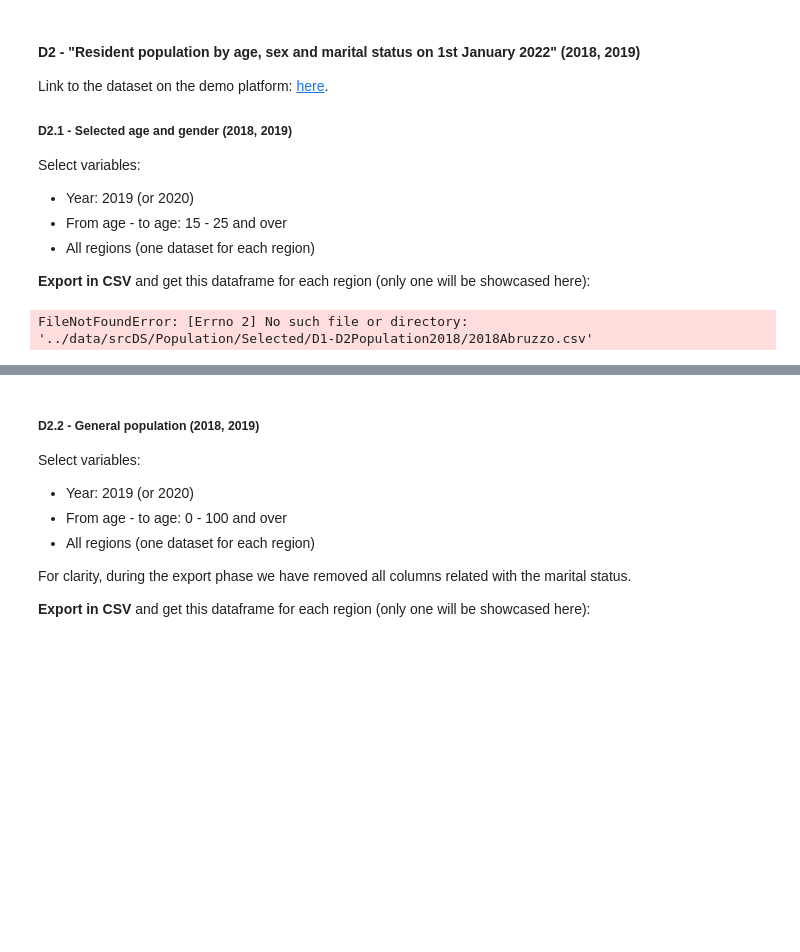
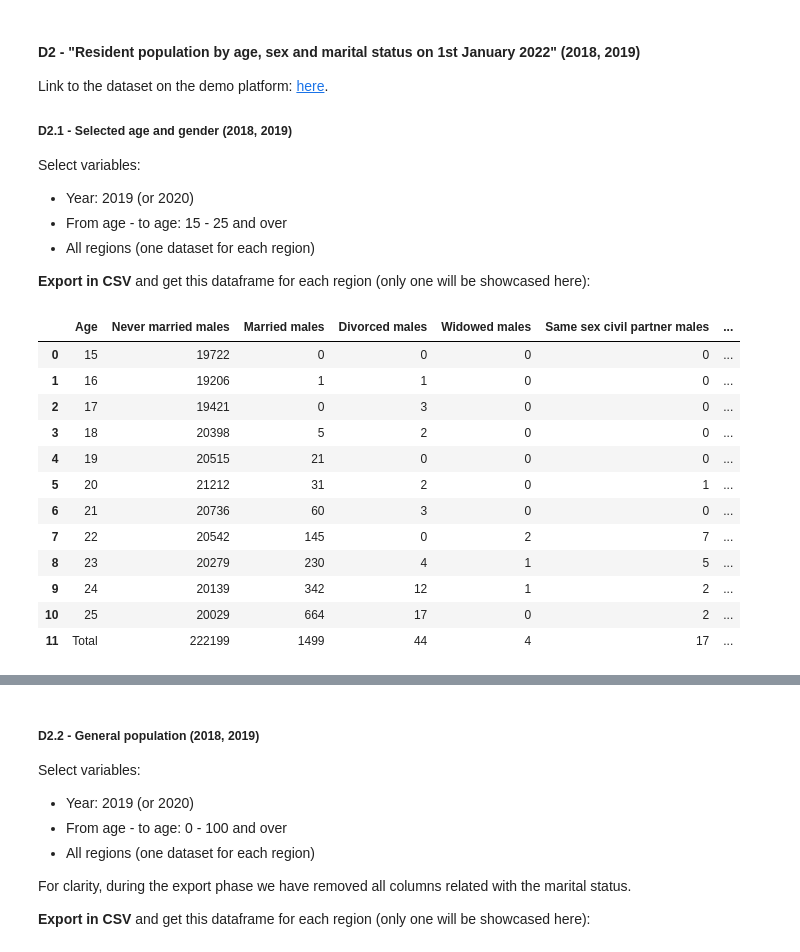
Before and after one commit to OrsolaMBorrini/blessedfruit, a Jupyter notebook: documentation/srcDB_doc.ipynb, the cells around one changed output, grey strips where cells are left out. Drawn from its saved outputs; the diff is of its cells as text; code cells hidden in the pictures; blank space fills up the shorter version.

```diff
--- a/documentation/srcDB_doc.ipynb
+++ b/documentation/srcDB_doc.ipynb
@@ -113,9 +112,21 @@ Select variables:
 **Export in CSV** and get this dataframe for each region (only one will be showcased here):
 # %%
 # Example for 2018, only one region
-ex2018_selected = read_csv('../data/srcDS/Population/Selected/D1-D2Population2018/2018Abruzzo.csv', keep_default_na=False)
+ex2018_selected = read_csv('../data/srcDS/Population/Selected/D1-D2Population2018/2018-ITC1.csv', keep_default_na=False)
 ex2018_selected
 # %% [output]
-FileNotFoundError: [Errno 2] No such file or directory: '../data/srcDS/Population/Selected/D1-D2Population2018/2018Abruzzo.csv'
+|  | Age | Never married males | Married males | Divorced males | Widowed males | Same sex civil partner males | ... |
+| 0 | 15 | 19722 | 0 | 0 | 0 | 0 | ... |
+| 1 | 16 | 19206 | 1 | 1 | 0 | 0 | ... |
+| 2 | 17 | 19421 | 0 | 3 | 0 | 0 | ... |
+| 3 | 18 | 20398 | 5 | 2 | 0 | 0 | ... |
+| 4 | 19 | 20515 | 21 | 0 | 0 | 0 | ... |
+| 5 | 20 | 21212 | 31 | 2 | 0 | 1 | ... |
+| 6 | 21 | 20736 | 60 | 3 | 0 | 0 | ... |
+| 7 | 22 | 20542 | 145 | 0 | 2 | 7 | ... |
+| 8 | 23 | 20279 | 230 | 4 | 1 | 5 | ... |
+| 9 | 24 | 20139 | 342 | 12 | 1 | 2 | ... |
+| 10 | 25 | 20029 | 664 | 17 | 0 | 2 | ... |
+| 11 | Total | 222199 | 1499 | 44 | 4 | 17 | ... |
 # %%
 # Example for 2019, only one region
```
Also changed, not shown: parts of 12 cells of this notebook, 1 other file.
